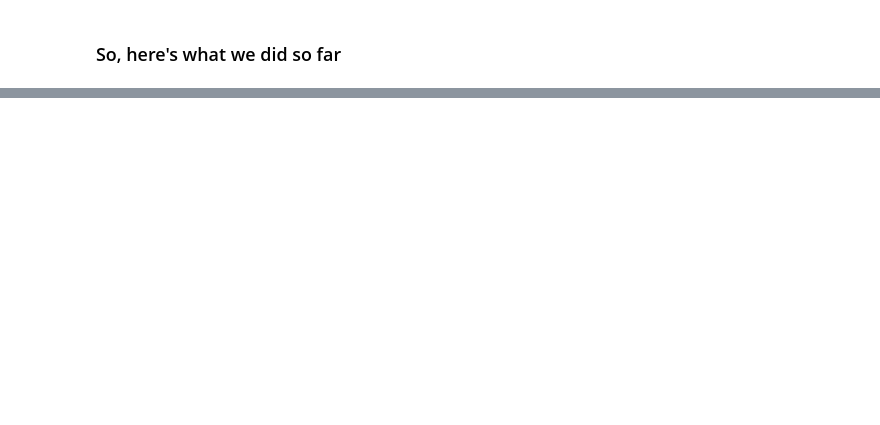
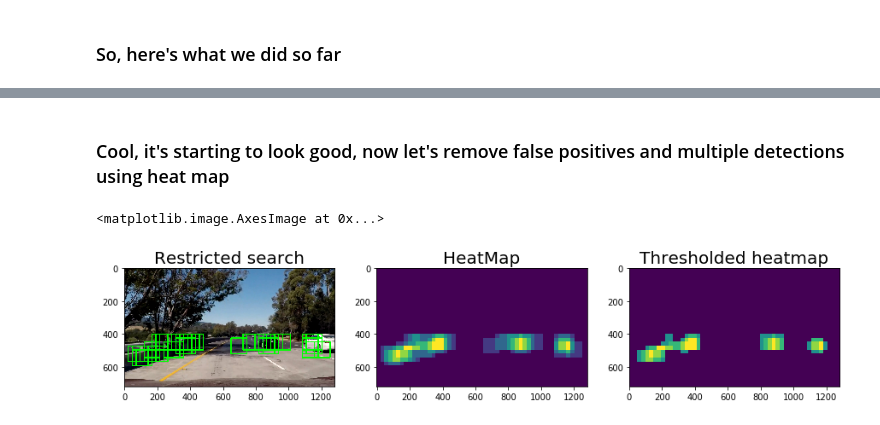
Before and after one commit to jatindhankhar/CarND-Vehicle-Detection, a Jupyter notebook: Playground.ipynb, the cells around one changed output, grey strips where cells are left out. Drawn from its saved outputs; the diff is of its cells as text; code cells hidden in the pictures; blank space fills up the shorter version.

```diff
--- a/Playground.ipynb
+++ b/Playground.ipynb
@@ -327,0 +308,20 @@ ax3.set_title('Restricted Search',fontsize=20)
+# %% [markdown]
+### Cool, it's starting to look good, now let's remove false positives and multiple detections using heat map
+# %%
+from lesson_functions import add_heat,apply_threshold,draw_labeled_bboxes
+from scipy.ndimage.measurements import label
+
+heat = np.zeros_like(img[:,:,0]).astype(np.float)
+f,(ax1,ax2,ax3) = plt.subplots(1, 3, figsize=(15,10))
+ax1.imshow(out_img)
+ax1.set_title('Restricted search', fontsize=20)
+heat = add_heat(heat,windows)
+ax2.imshow(heat)
+ax2.set_title('HeatMap', fontsize=20)
+ax3.imshow(out_img)
+ax3.set_title('Thresholded heatmap',fontsize=20)
+heat = apply_threshold(heat,2)
+plt.imshow(heat)
+# %% [output]
+<matplotlib.image.AxesImage at 0x...>
+[figure, added]
```
Also changed, not shown: parts of 11 cells of this notebook, 3 other files.
